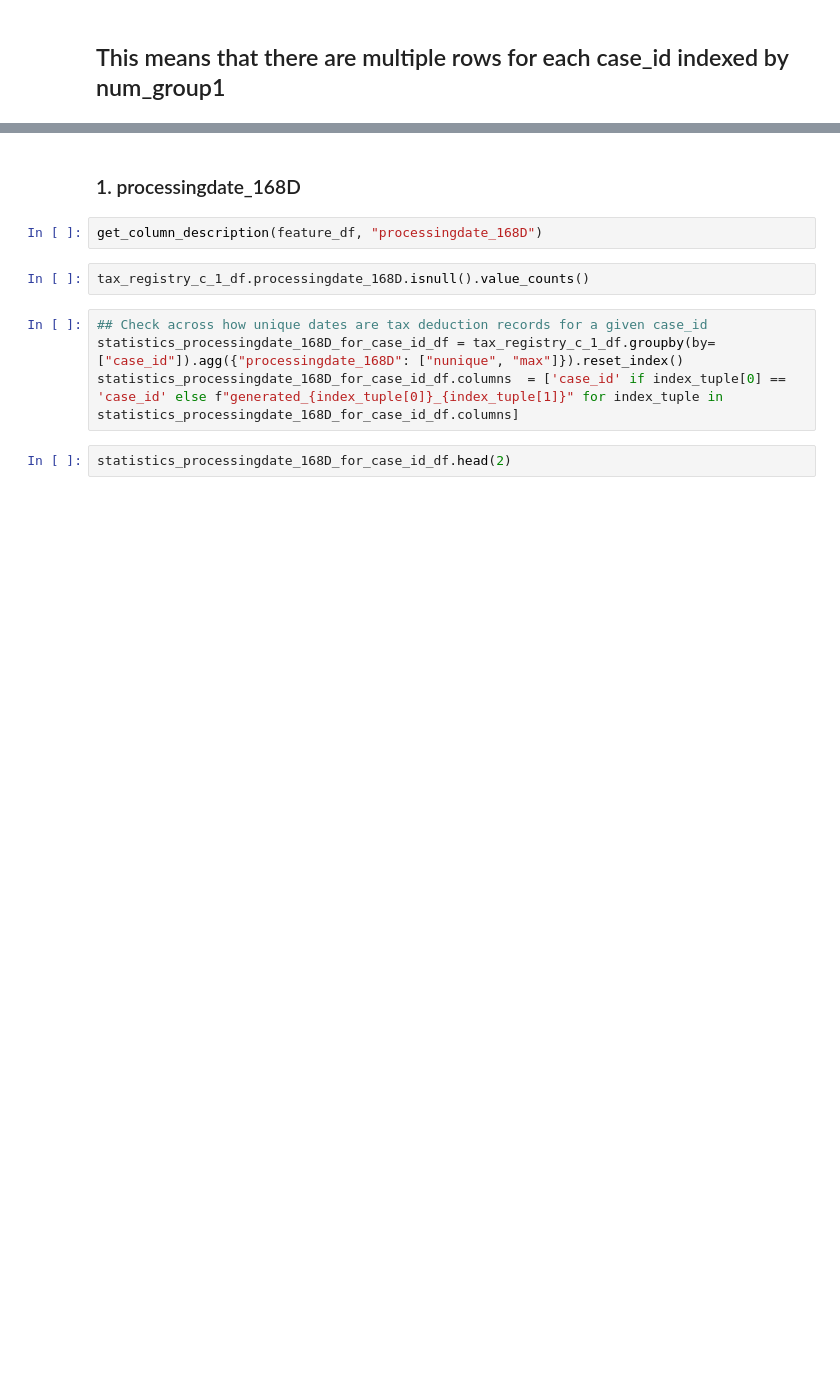
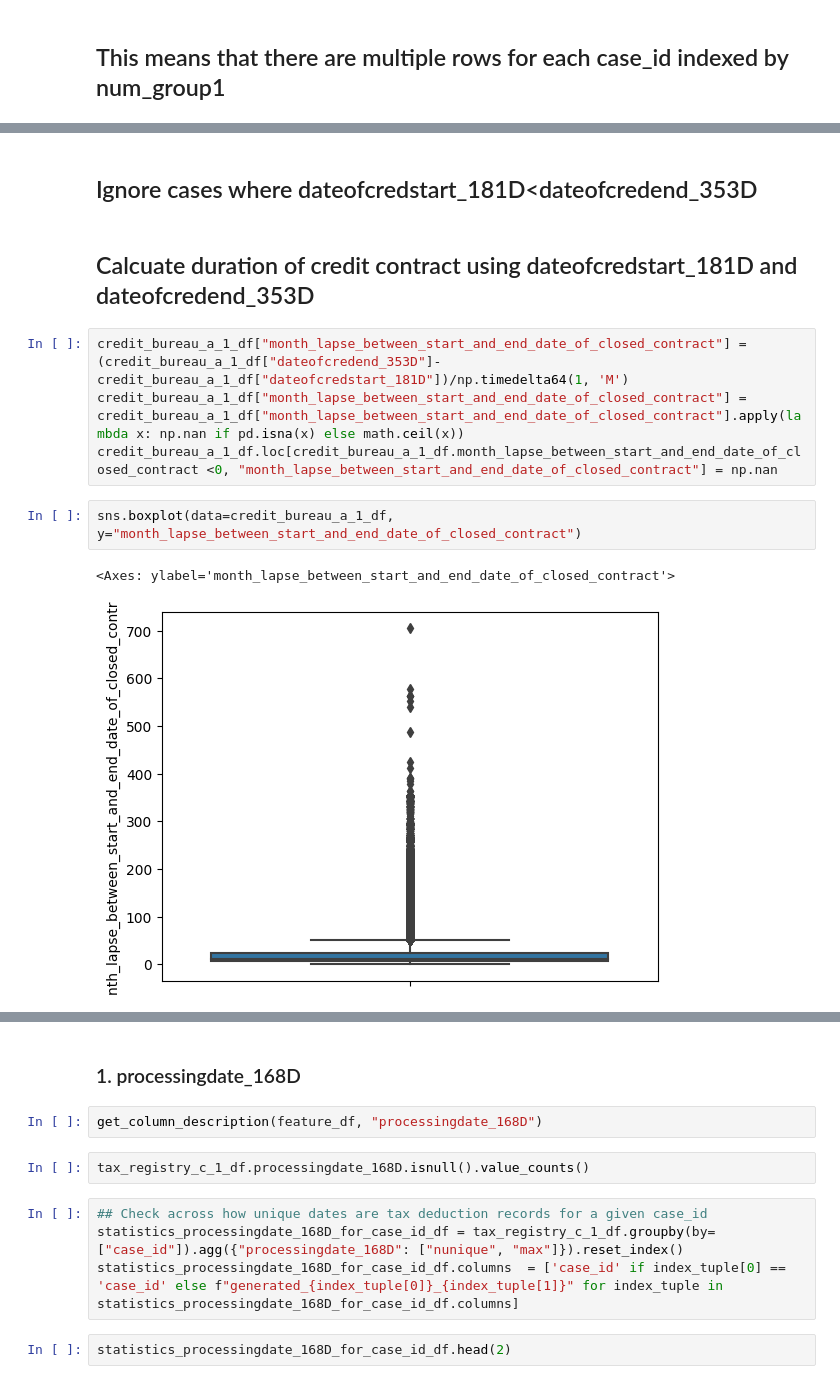
Before and after one commit to hardiksahi/MachineLearning, a Jupyter notebook: kaggle/home-credit-risk-model-stability/notebooks/EDA_ credit_bureau_a_1.ipynb, the cells around one changed output, grey strips where cells are left out. Drawn from its saved outputs; the diff is of its cells as text; blank space fills up the shorter version.

```diff
--- a/kaggle/home-credit-risk-model-stability/notebooks/EDA_ credit_bureau_a_1.ipynb
+++ b/kaggle/home-credit-risk-model-stability/notebooks/EDA_ credit_bureau_a_1.ipynb
@@ -165,0 +336,13 @@ sns.boxplot(data=unique_num_group_case_id_df, y="generated_count_of_tax_informat
+# %% [markdown]
+## Ignore cases where dateofcredstart_181D<dateofcredend_353D
+# %% [markdown]
+## Calcuate duration of credit contract using dateofcredstart_181D and dateofcredend_353D
+# %%
+credit_bureau_a_1_df["month_lapse_between_start_and_end_date_of_closed_contract"] = (credit_bureau_a_1_df["dateofcredend_353D"]-credit_bureau_a_1_df["dateofcredstart_181D"])/np.timedelta64(1, 'M')
+credit_bureau_a_1_df["month_lapse_between_start_and_end_date_of_closed_contract"] = credit_bureau_a_1_df["month_lapse_between_start_and_end_date_of_closed_contract"].apply(lambda x: np.nan if pd.isna(x) else math.ceil(x))
+credit_bureau_a_1_df.loc[credit_bureau_a_1_df.month_lapse_between_start_and_end_date_of_closed_contract <0, "month_lapse_between_start_and_end_date_of_closed_contract"] = np.nan
+# %%
+sns.boxplot(data=credit_bureau_a_1_df, y="month_lapse_between_start_and_end_date_of_closed_contract")
+# %% [output]
+<Axes: ylabel='month_lapse_between_start_and_end_date_of_closed_contract'>
+[figure, added]
```
Also changed, not shown: parts of 177 cells of this notebook.
